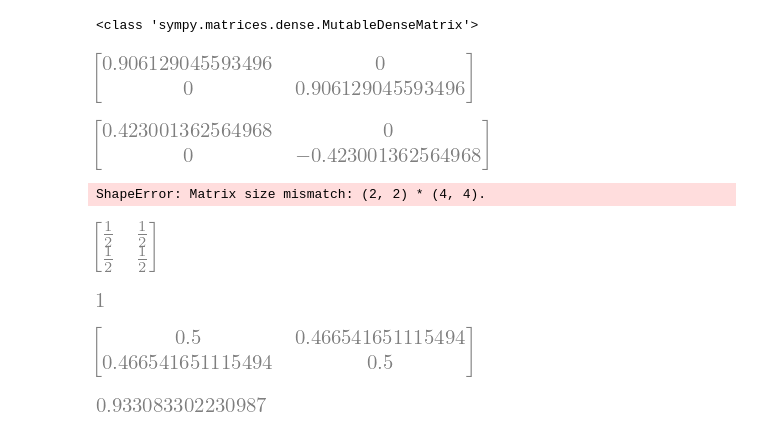
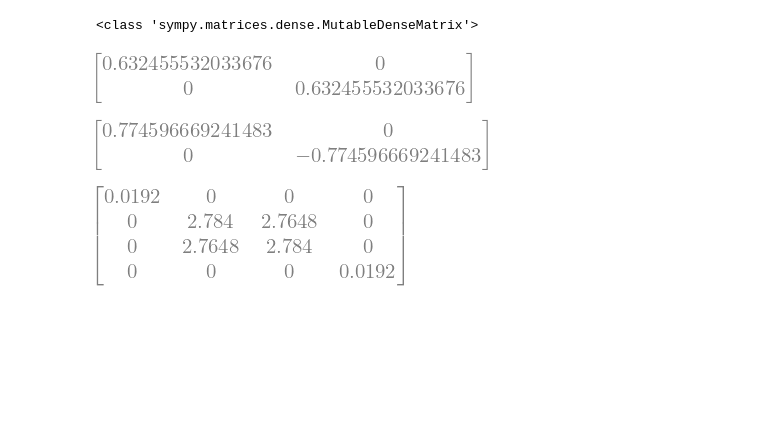
Before and after one commit to SchultzVV/quantum-state-preparation-vqa, a Jupyter notebook: noMarkov/Non_Markov.ipynb, the cells around one changed output. Saved outputs shown, nothing was run; the diff lists cells and outputs as text; code cells hidden in the pictures; blank space fills up the shorter version.

```diff
--- a/noMarkov/Non_Markov.ipynb
+++ b/noMarkov/Non_Markov.ipynb
@@ -75,40 +183,33 @@ print(type(ana_costa))
 <class 'sympy.matrices.dense.MutableDenseMatrix'>
 # %%
 def K_0(alpha,J):
-    return sqrt(exp(-alpha*J)*(cos(J/2)+alpha*sin(J/2)))*Pauli(0)
+    #return sqrt(exp(-alpha*J)*(cos(J/2)+alpha*sin(J/2)))*Pauli(0)
+    return sqrt(1-J/2)*Pauli(0)
 
 K_0(0.01,1.2)
 # %% [output]
-[figure, old version]
+[figure, new version]
 # %%
 def K_1(alpha,J):
+    return sqrt(J/2)*Pauli(3)
     return sqrt(1-exp(-alpha*J)*(cos(J/2)+alpha*sin(J/2)))*Pauli(3)
 
 K_1(0.01,1.2)
 # %% [output]
-[figure, old version]
+[figure, new version]
 # %%
 #ação do canal no estado |+><+| J É O TEMPO
+def TP(a,b):
+    return TensorProduct(a,b)
 def RHO_t_NM(state,J):
+    tp1 = TP(K_0(0.01,J),K_1(0.01,J))
+    tp2 = TP(K_1(0.01,J),K_0(0.01,J))
+    return tp1*proj(state)*tp1.T + tp2*proj(state)*tp2.T
+    # return K_0(0.01,J)*proj(state)*K_0(0.01,J).T + K_1(0.01,J)*proj(state)*K_1(0.01,J).T
     return K_0(0.01,J)*proj(state)*K_0(0.01,J).T + K_1(0.01,J)*proj(state)*K_1(0.01,J).T
 
 RHO_t_NM(werner_state(-0.8,-0.8,-0.8),1.2)
+RHO_t_NM(werner_state(-0.8,-0.8,-0.8),1.2)
 # %% [output]
-ShapeError: Matrix size mismatch: (2, 2) * (4, 4).
+[figure, added]
-# %%
-RHO_t_NM(0)
-# %% [output]
-[figure, removed]
-# %%
-coh_l1(RHO_t_NM(0))
-# %% [output]
-[figure, removed]
-# %%
-RHO_t_NM(0.5)
-# %% [output]
-[figure, removed]
-# %%
-coh_l1(RHO_t_NM(0.5))
-# %% [output]
-[figure, removed]
 # %%
```
Also changed, not shown: parts of 2 cells of this notebook, 2 other files.
